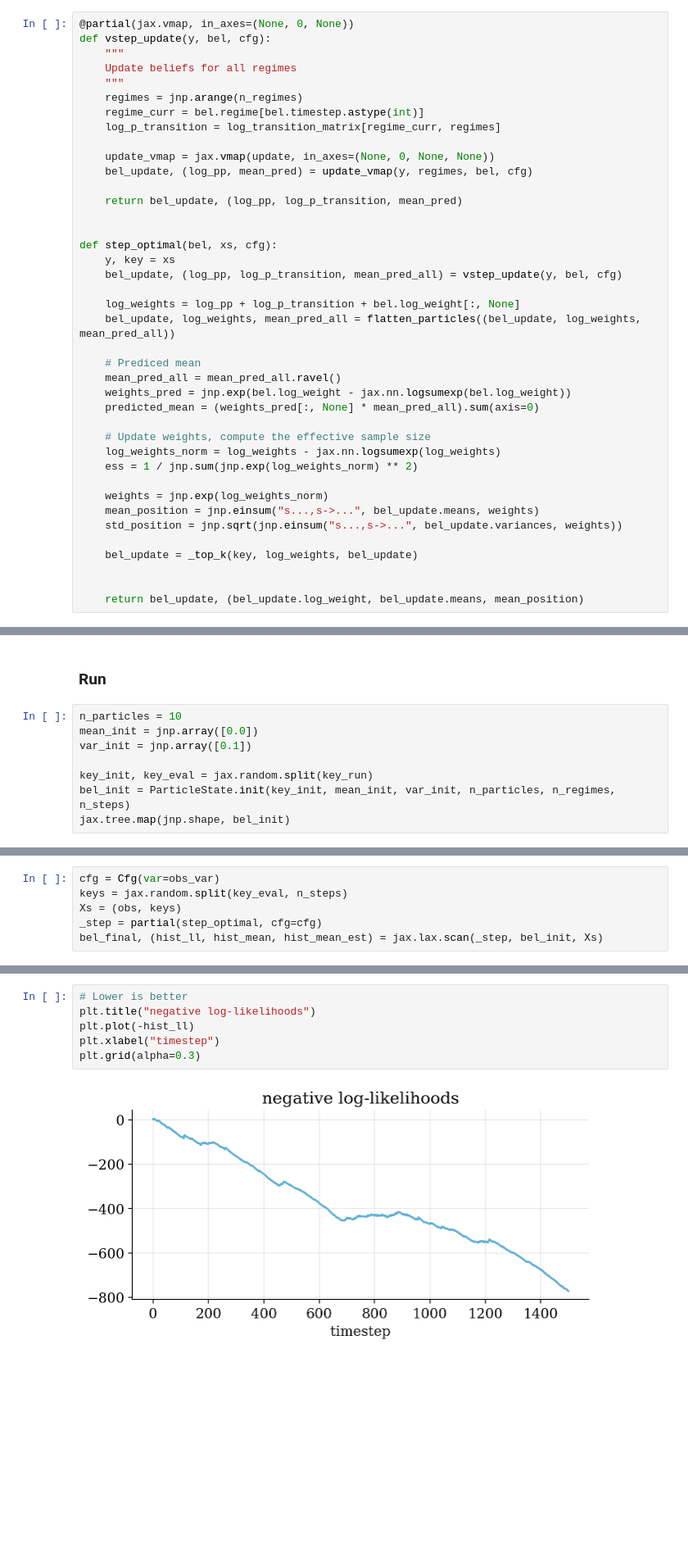
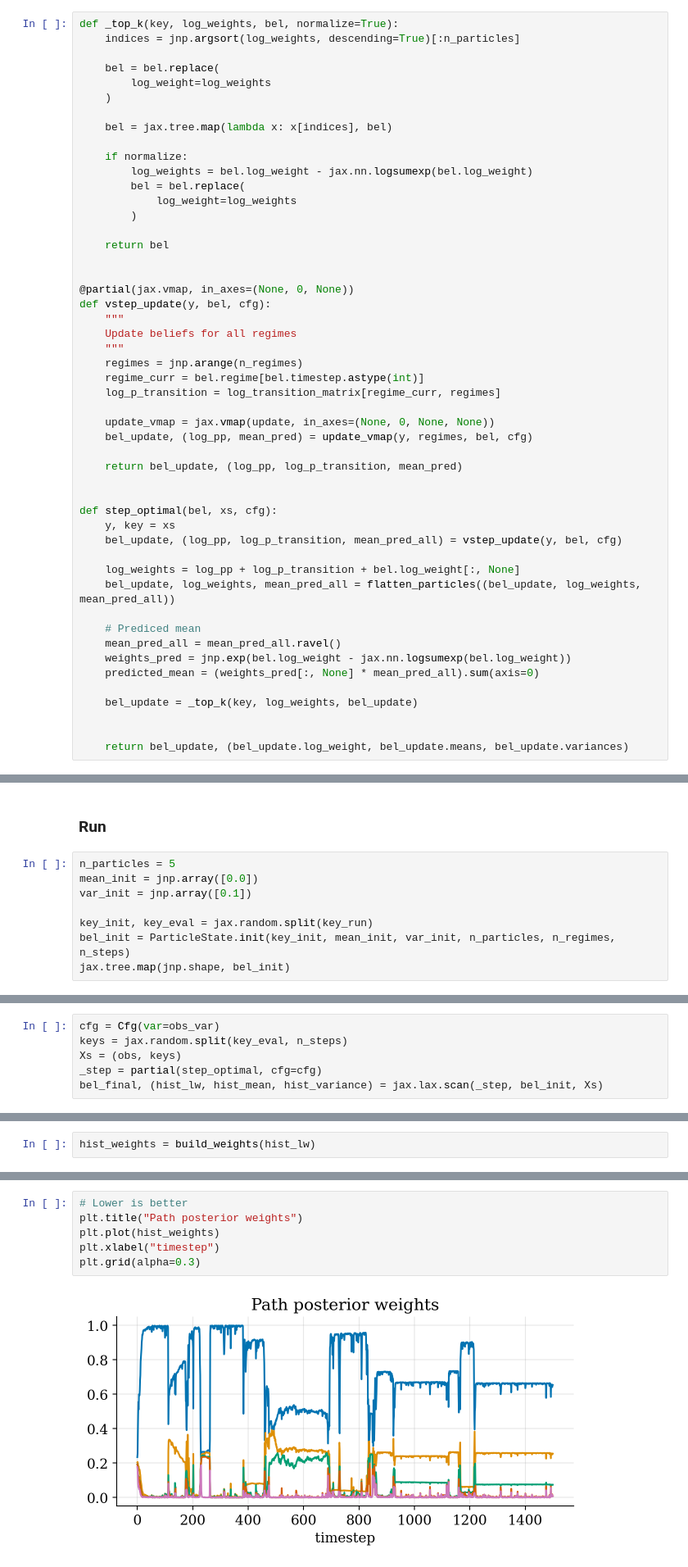
Before and after one commit to gerdm/bayes, a Jupyter notebook: online-hmm.ipynb, the cells around one changed output, grey strips where cells are left out. Shown at 82% size. Drawn from its saved outputs; the diff is of its cells as text; blank space fills up the shorter version.

```diff
--- a/online-hmm.ipynb
+++ b/online-hmm.ipynb
@@ -377,6 +332,24 @@ def update(y, regime, bel, cfg):
 # %% [markdown]
 ## Beam sampling
 # %%
+def _top_k(key, log_weights, bel, normalize=True):
+    indices = jnp.argsort(log_weights, descending=True)[:n_particles]
+
+    bel = bel.replace(
+        log_weight=log_weights
+    )
+
+    bel = jax.tree.map(lambda x: x[indices], bel)
+
+    if normalize:
+        log_weights = bel.log_weight - jax.nn.logsumexp(bel.log_weight)
+        bel = bel.replace(
+            log_weight=log_weights
+        )
+
+    return bel
+
+
 @partial(jax.vmap, in_axes=(None, 0, None))
 def vstep_update(y, bel, cfg):
     """
@@ -404,18 +377,10 @@ def step_optimal(bel, xs, cfg):
     weights_pred = jnp.exp(bel.log_weight - jax.nn.logsumexp(bel.log_weight))
     predicted_mean = (weights_pred[:, None] * mean_pred_all).sum(axis=0)
 
-    # Update weights, compute the effective sample size
-    log_weights_norm = log_weights - jax.nn.logsumexp(log_weights)
-    ess = 1 / jnp.sum(jnp.exp(log_weights_norm) ** 2)
-
-    weights = jnp.exp(log_weights_norm)
-    mean_position = jnp.einsum("s...,s->...", bel_update.means, weights)
-    std_position = jnp.sqrt(jnp.einsum("s...,s->...", bel_update.variances, weights))
-
     bel_update = _top_k(key, log_weights, bel_update)
 
 
-    return bel_update, (bel_update.log_weight, bel_update.means, mean_position)
+    return bel_update, (bel_update.log_weight, bel_update.means, bel_update.variances)
 # %%
 @jax.vmap
 def build_weights(log_weights):
@@ -424,7 +389,7 @@ def build_weights(log_weights):
 # %% [markdown]
 ### Run
 # %%
-n_particles = 10
+n_particles = 5
 mean_init = jnp.array([0.0])
 var_init = jnp.array([0.1])
 
@@ -438,4 +403,4 @@ cfg = Cfg(var=obs_var)
 keys = jax.random.split(key_eval, n_steps)
 Xs = (obs, keys)
 _step = partial(step_optimal, cfg=cfg)
-bel_final, (hist_ll, hist_mean, hist_mean_est) = jax.lax.scan(_step, bel_init, Xs)
+bel_final, (hist_lw, hist_mean, hist_variance) = jax.lax.scan(_step, bel_init, Xs)
@@ -469,0 +407,2 @@ hist_ll_normed = hist_ll - jax.nn.logsumexp(hist_ll, axis=1, keepdims=True)
+# %%
+hist_weights = build_weights(hist_lw)
@@ -470,8 +443,8 @@ hist_ll_normed = hist_ll - jax.nn.logsumexp(hist_ll, axis=1, keepdims=True)
 # %%
 # Lower is better
-plt.title("negative log-likelihoods")
-plt.plot(-hist_ll)
+plt.title("Path posterior weights")
+plt.plot(hist_weights)
 plt.xlabel("timestep")
 plt.grid(alpha=0.3)
 # %% [output]
-[figure, old version]
+[figure, new version]
```
Also changed, not shown: parts of 31 cells of this notebook.
